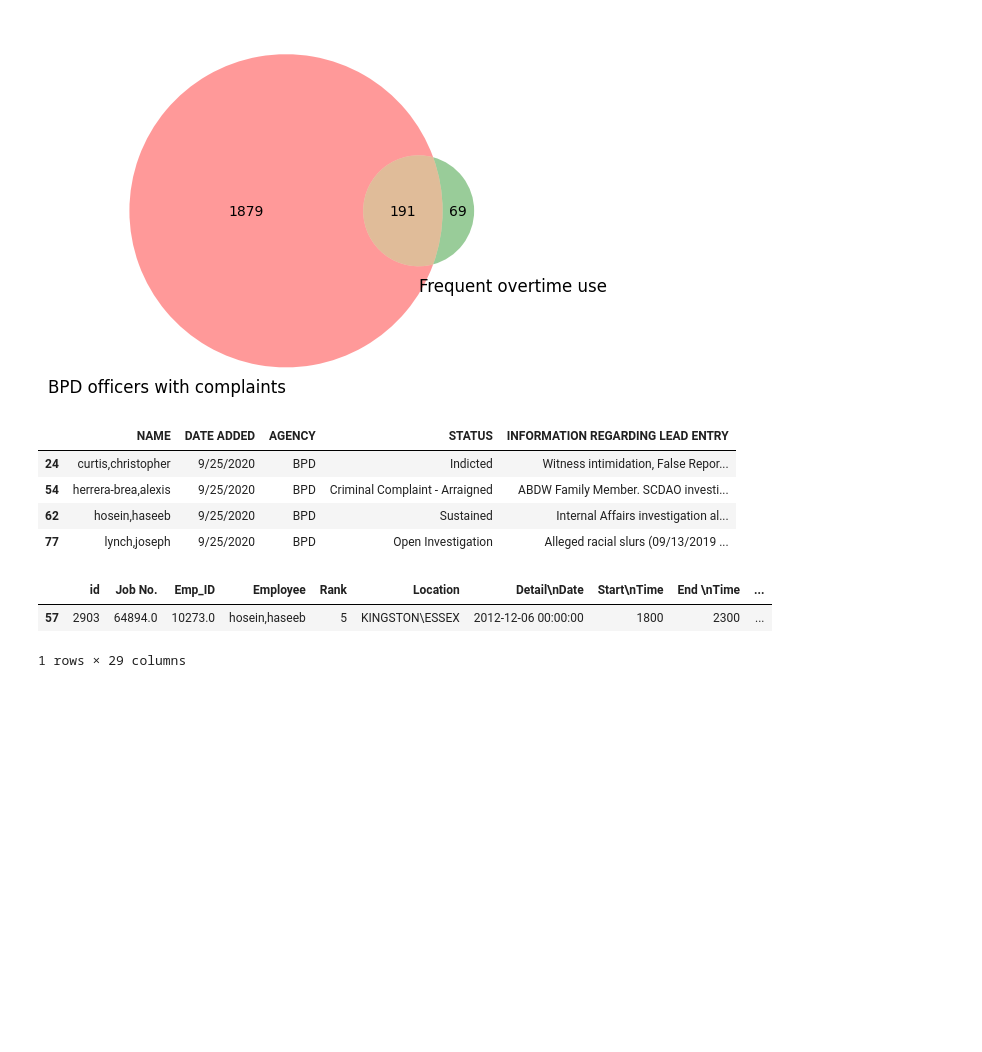
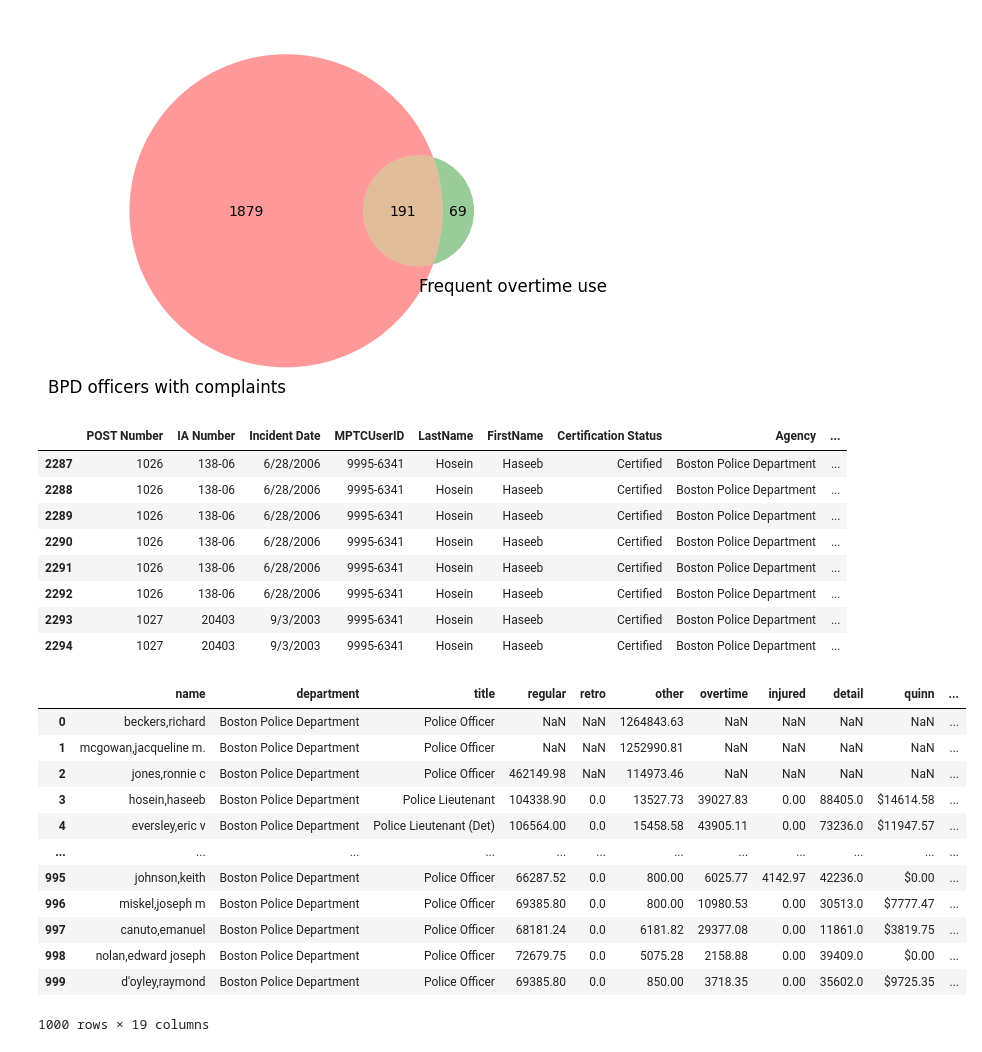
Before and after one commit to BU-Spark/ds-police-overtime, a Jupyter notebook: fa23-team-f/data/deliverable2 new files/Key Question 3.ipynb, the cells around one changed output. Drawn from its saved outputs; the diff is of its cells as text; code cells hidden in the pictures; blank space fills up the shorter version.

```diff
--- a/fa23-team-f/data/deliverable2 new files/test.ipynb
+++ b/fa23-team-f/data/deliverable2 new files/Key Question 3.ipynb
@@ -56,16 +55,31 @@ plt.show()
 # %%
 SDA[SDA.NAME.isin(Complaint["HCM name"])]
 #SDA.head()
-#x[x["Name"] == "hosein,haseeb"]
+x[x["Name"] == "hosein,haseeb"]
 # %% [output]
-|  | NAME | DATE ADDED | AGENCY | STATUS | INFORMATION REGARDING LEAD ENTRY |
-| 24 | curtis,christopher | 9/25/2020 | BPD | Indicted | Witness intimidation, False Repor... |
-| 54 | herrera-brea,alexis | 9/25/2020 | BPD | Criminal Complaint - Arraigned | ABDW Family Member. SCDAO investi... |
-| 62 | hosein,haseeb | 9/25/2020 | BPD | Sustained | Internal Affairs investigation al... |
-| 77 | lynch,joseph | 9/25/2020 | BPD | Open Investigation | Alleged racial slurs (09/13/2019 ... |
+|  | POST Number | IA Number | Incident Date | MPTCUserID | LastName | FirstName | Certification Status | Agency | ... |
+| 2287 | 1026 | 138-06 | 6/28/2006 | 9995-6341 | Hosein | Haseeb | Certified | Boston Police Department | ... |
+| 2288 | 1026 | 138-06 | 6/28/2006 | 9995-6341 | Hosein | Haseeb | Certified | Boston Police Department | ... |
+| 2289 | 1026 | 138-06 | 6/28/2006 | 9995-6341 | Hosein | Haseeb | Certified | Boston Police Department | ... |
+| 2290 | 1026 | 138-06 | 6/28/2006 | 9995-6341 | Hosein | Haseeb | Certified | Boston Police Department | ... |
+| 2291 | 1026 | 138-06 | 6/28/2006 | 9995-6341 | Hosein | Haseeb | Certified | Boston Police Department | ... |
+| 2292 | 1026 | 138-06 | 6/28/2006 | 9995-6341 | Hosein | Haseeb | Certified | Boston Police Department | ... |
+| 2293 | 1027 | 20403 | 9/3/2003 | 9995-6341 | Hosein | Haseeb | Certified | Boston Police Department | ... |
+| 2294 | 1027 | 20403 | 9/3/2003 | 9995-6341 | Hosein | Haseeb | Certified | Boston Police Department | ... |
 # %%
 o[o["Employee"] == "hosein,haseeb"]
+salary.head(1000)
 # %% [output]
-|  | id | Job No. | Emp_ID | Employee | Rank | Location | Detail\nDate | Start\nTime | End \nTime | ... |
-| 57 | 2903 | 64894.0 | 10273.0 | hosein,haseeb | 5 | KINGSTON\ESSEX | 2012-12-06 00:00:00 | 1800 | 2300 | ... |
+|  | name | department | title | regular | retro | other | overtime | injured | detail | quinn | ... |
+| 0 | beckers,richard | Boston Police Department | Police Officer | NaN | NaN | 1264843.63 | NaN | NaN | NaN | NaN | ... |
+| 1 | mcgowan,jacqueline m. | Boston Police Department | Police Officer | NaN | NaN | 1252990.81 | NaN | NaN | NaN | NaN | ... |
+| 2 | jones,ronnie c | Boston Police Department | Police Officer | 462149.98 | NaN | 114973.46 | NaN | NaN | NaN | NaN | ... |
+| 3 | hosein,haseeb | Boston Police Department | Police Lieutenant | 104338.90 | 0.0 | 13527.73 | 39027.83 | 0.00 | 88405.0 | $14614.58 | ... |
+| 4 | eversley,eric v | Boston Police Department | Police Lieutenant (Det) | 106564.00 | 0.0 | 15458.58 | 43905.11 | 0.00 | 73236.0 | $11947.57 | ... |
+| ... | ... | ... | ... | ... | ... | ... | ... | ... | ... | ... | ... |
+| 995 | johnson,keith | Boston Police Department | Police Officer | 66287.52 | 0.0 | 800.00 | 6025.77 | 4142.97 | 42236.0 | $0.00 | ... |
+| 996 | miskel,joseph m | Boston Police Department | Police Officer | 69385.80 | 0.0 | 800.00 | 10980.53 | 0.00 | 30513.0 | $7777.47 | ... |
+| 997 | canuto,emanuel | Boston Police Department | Police Officer | 68181.24 | 0.0 | 6181.82 | 29377.08 | 0.00 | 11861.0 | $3819.75 | ... |
+| 998 | nolan,edward joseph | Boston Police Department | Police Officer | 72679.75 | 0.0 | 5075.28 | 2158.88 | 0.00 | 39409.0 | $0.00 | ... |
+| 999 | d'oyley,raymond | Boston Police Department | Police Officer | 69385.80 | 0.0 | 850.00 | 3718.35 | 0.00 | 35602.0 | $9725.35 | ... |
-1 rows × 29 columns
+1000 rows × 19 columns
```
Also changed, not shown: parts of 1 cell of this notebook, 10 other files.
